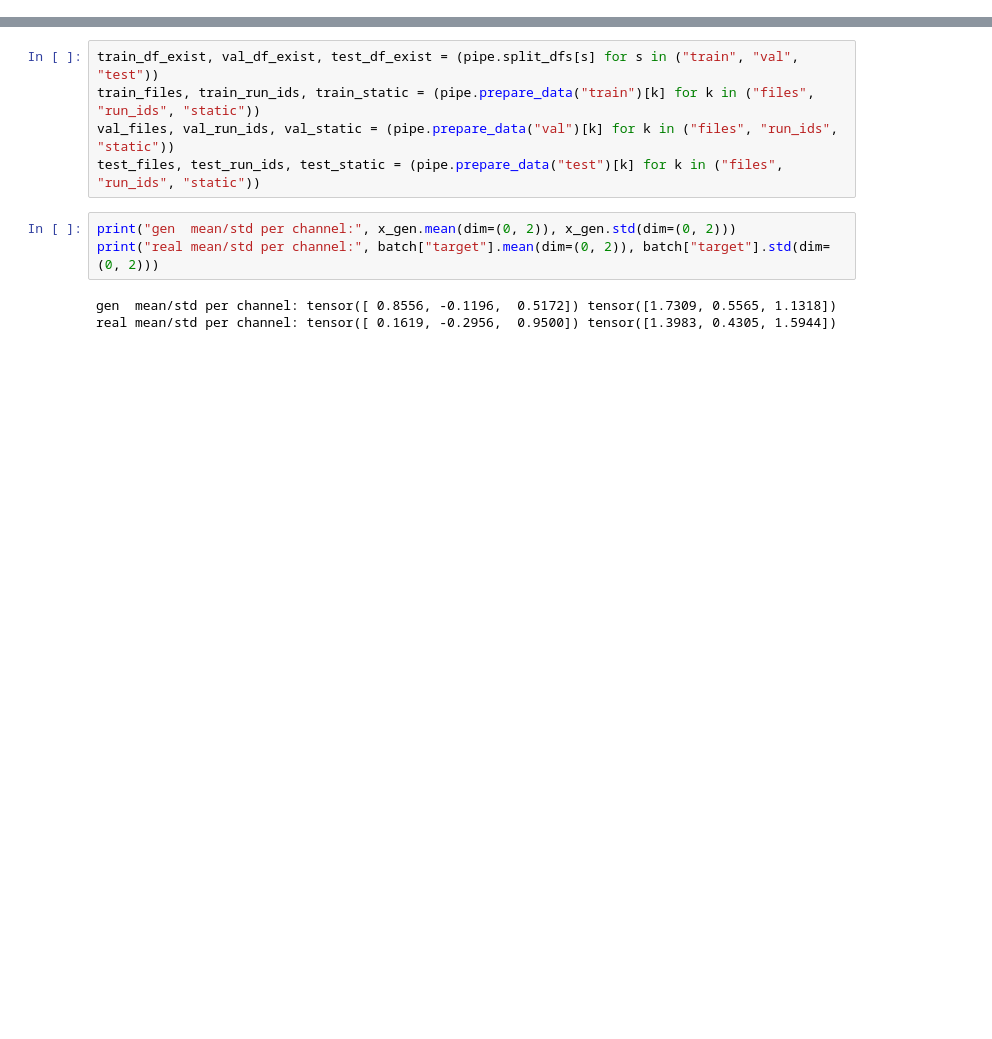
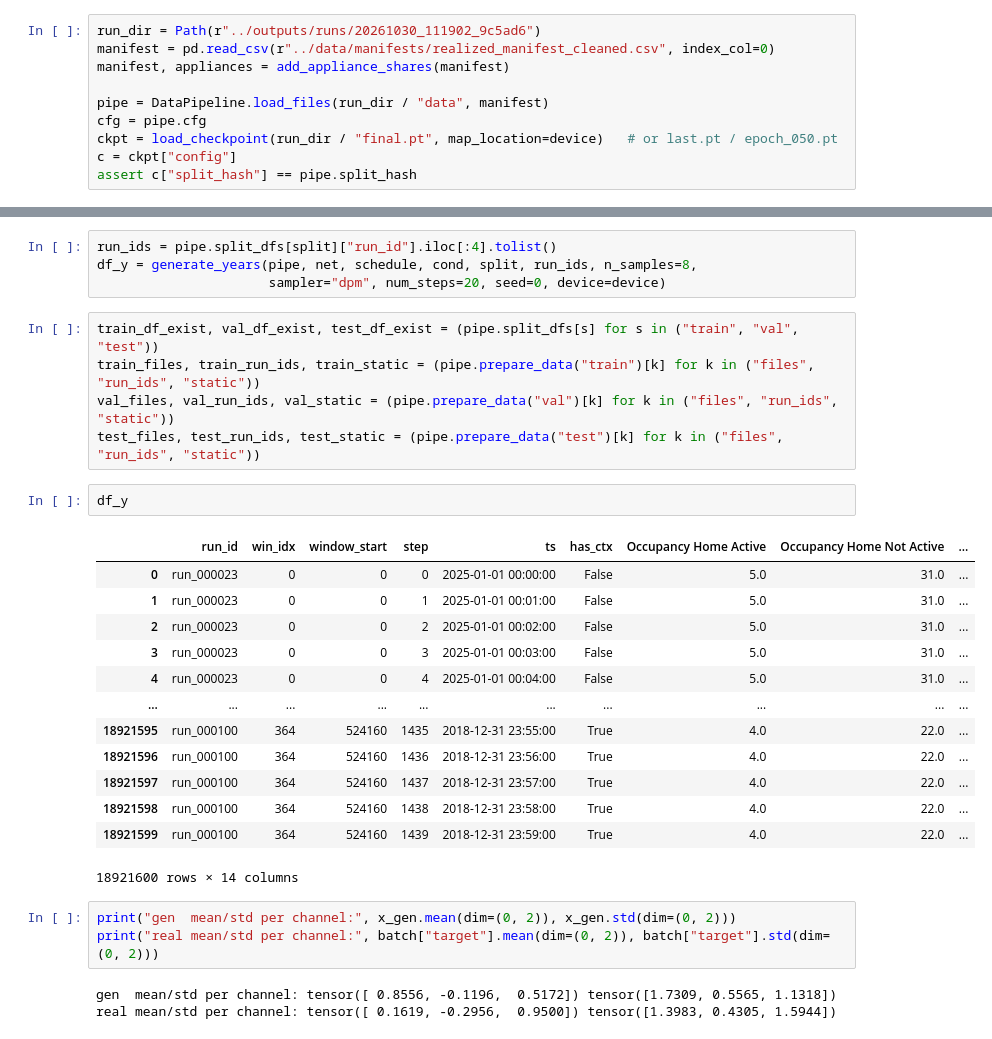
Before and after one commit to NV717/Master_Thesis_EWI_2026, a Jupyter notebook: notebooks/05_Inference_and_Evaluation.ipynb, the cells around one changed output, grey strips where cells are left out. Cells and saved outputs as stored; diff of their text form; blank space fills up the shorter version.

```diff
--- a/notebooks/05_Inference_and_Evaluation.ipynb
+++ b/notebooks/05_Inference_and_Evaluation.ipynb
@@ -185,0 +21,10 @@ real = invert_scaler(batch["target"], pipe.target_scaler) * batch["target_norm"]
+# %%
+run_dir = Path(r"../outputs/runs/20261030_111902_9c5ad6")
+manifest = pd.read_csv(r"../data/manifests/realized_manifest_cleaned.csv", index_col=0)
+manifest, appliances = add_appliance_shares(manifest)
+
+pipe = DataPipeline.load_files(run_dir / "data", manifest)
+cfg = pipe.cfg
+ckpt = load_checkpoint(run_dir / "final.pt", map_location=device)   # or last.pt / epoch_050.pt
+c = ckpt["config"]
+assert c["split_hash"] == pipe.split_hash
@@ -186,8 +290,28 @@ real = invert_scaler(batch["target"], pipe.target_scaler) * batch["target_norm"]
+# %%
+run_ids = pipe.split_dfs[split]["run_id"].iloc[:4].tolist()
+df_y = generate_years(pipe, net, schedule, cond, split, run_ids, n_samples=8,
+                      sampler="dpm", num_steps=20, seed=0, device=device)
 # %%
 train_df_exist, val_df_exist, test_df_exist = (pipe.split_dfs[s] for s in ("train", "val", "test"))
 train_files, train_run_ids, train_static = (pipe.prepare_data("train")[k] for k in ("files", "run_ids", "static"))
 val_files, val_run_ids, val_static = (pipe.prepare_data("val")[k] for k in ("files", "run_ids", "static"))
 test_files, test_run_ids, test_static = (pipe.prepare_data("test")[k] for k in ("files", "run_ids", "static"))
+# %%
+df_y
+# %% [output]
+|  | run_id | win_idx | window_start | step | ts | has_ctx | Occupancy Home Active | Occupancy Home Not Active | ... |
+| 0 | run_000023 | 0 | 0 | 0 | 2025-01-01 00:00:00 | False | 5.0 | 31.0 | ... |
+| 1 | run_000023 | 0 | 0 | 1 | 2025-01-01 00:01:00 | False | 5.0 | 31.0 | ... |
+| 2 | run_000023 | 0 | 0 | 2 | 2025-01-01 00:02:00 | False | 5.0 | 31.0 | ... |
+| 3 | run_000023 | 0 | 0 | 3 | 2025-01-01 00:03:00 | False | 5.0 | 31.0 | ... |
+| 4 | run_000023 | 0 | 0 | 4 | 2025-01-01 00:04:00 | False | 5.0 | 31.0 | ... |
+| ... | ... | ... | ... | ... | ... | ... | ... | ... | ... |
+| 18921595 | run_000100 | 364 | 524160 | 1435 | 2018-12-31 23:55:00 | True | 4.0 | 22.0 | ... |
+| 18921596 | run_000100 | 364 | 524160 | 1436 | 2018-12-31 23:56:00 | True | 4.0 | 22.0 | ... |
+| 18921597 | run_000100 | 364 | 524160 | 1437 | 2018-12-31 23:57:00 | True | 4.0 | 22.0 | ... |
+| 18921598 | run_000100 | 364 | 524160 | 1438 | 2018-12-31 23:58:00 | True | 4.0 | 22.0 | ... |
+| 18921599 | run_000100 | 364 | 524160 | 1439 | 2018-12-31 23:59:00 | True | 4.0 | 22.0 | ... |
+18921600 rows × 14 columns
 # %%
 print("gen  mean/std per channel:", x_gen.mean(dim=(0, 2)), x_gen.std(dim=(0, 2)))
 print("real mean/std per channel:", batch["target"].mean(dim=(0, 2)), batch["target"].std(dim=(0, 2)))
```
Also changed, not shown: parts of 66 cells of this notebook, 10 other files.
